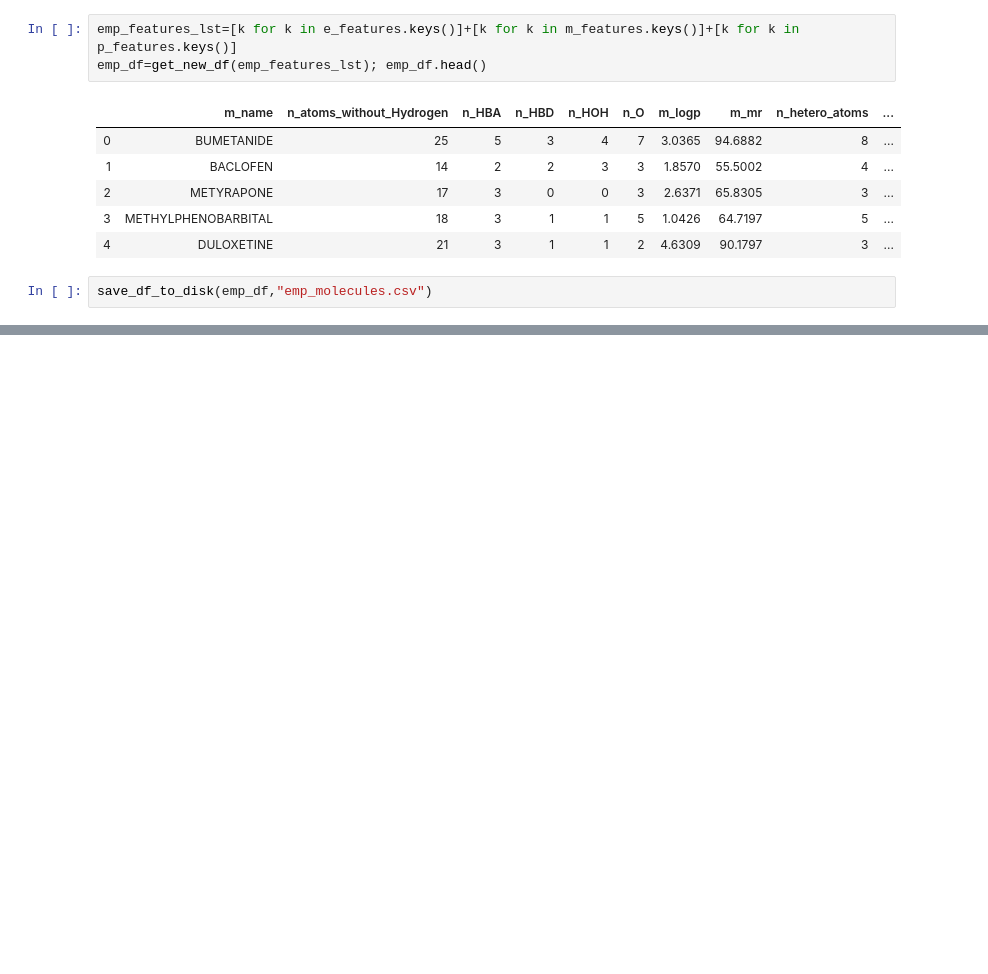
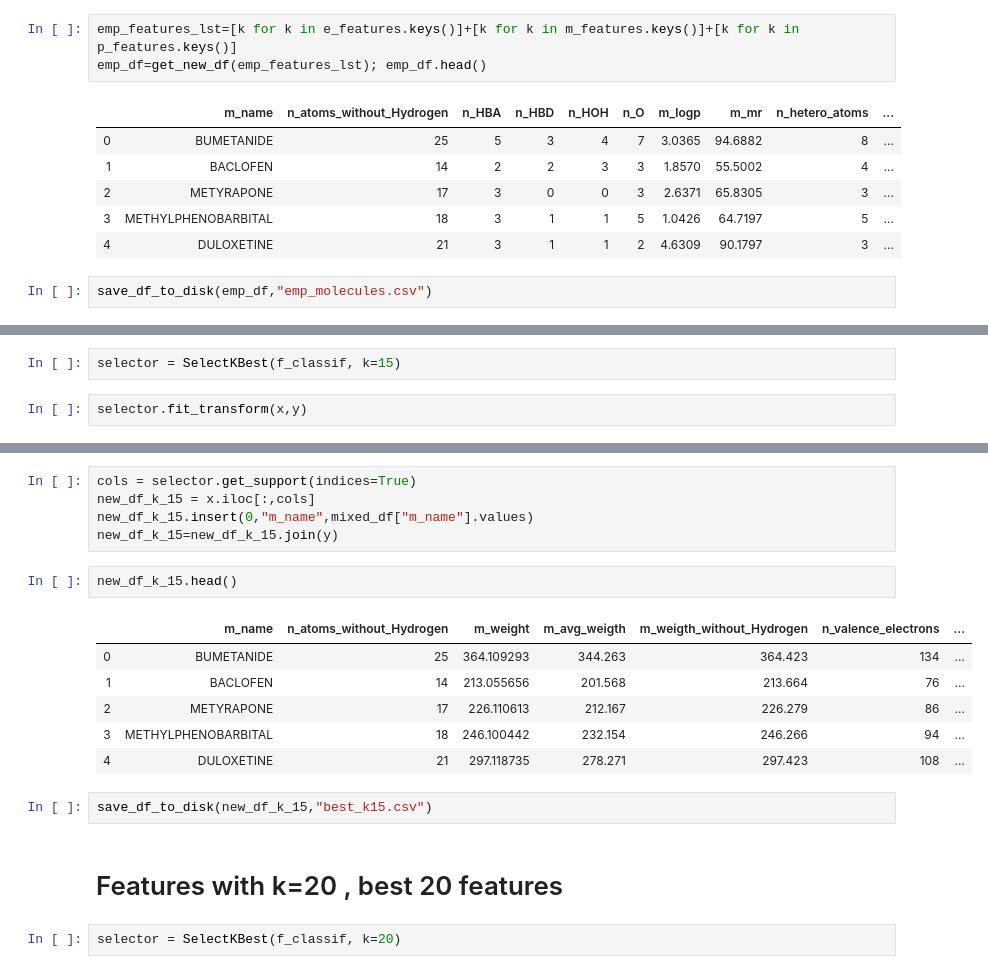
Before and after one commit to PaolaRondon/Biomol_classifier, a Jupyter notebook: f_classif_data_extraction.ipynb, the cells around one changed output, grey strips where cells are left out. Cells and saved outputs as stored; diff of their text form; blank space fills up the shorter version.

```diff
--- a/f_classif_data_extraction.ipynb
+++ b/f_classif_data_extraction.ipynb
@@ -254,0 +296,4 @@ save_df_to_disk(emp_df,"emp_molecules.csv")
+# %%
+selector = SelectKBest(f_classif, k=15)
+# %%
+selector.fit_transform(x,y)
@@ -254,0 +314,20 @@ save_df_to_disk(emp_df,"emp_molecules.csv")
+# %%
+cols = selector.get_support(indices=True)
+new_df_k_15 = x.iloc[:,cols]
+new_df_k_15.insert(0,"m_name",mixed_df["m_name"].values)
+new_df_k_15=new_df_k_15.join(y)
+# %%
+new_df_k_15.head()
+# %% [output]
+|  | m_name | n_atoms_without_Hydrogen | m_weight | m_avg_weigth | m_weigth_without_Hydrogen | n_valence_electrons | ... |
+| 0 | BUMETANIDE | 25 | 364.109293 | 344.263 | 364.423 | 134 | ... |
+| 1 | BACLOFEN | 14 | 213.055656 | 201.568 | 213.664 | 76 | ... |
+| 2 | METYRAPONE | 17 | 226.110613 | 212.167 | 226.279 | 86 | ... |
+| 3 | METHYLPHENOBARBITAL | 18 | 246.100442 | 232.154 | 246.266 | 94 | ... |
+| 4 | DULOXETINE | 21 | 297.118735 | 278.271 | 297.423 | 108 | ... |
+# %%
+save_df_to_disk(new_df_k_15,"best_k15.csv")
+# %% [markdown]
+# Features with k=20 , best 20 features
+# %%
+selector = SelectKBest(f_classif, k=20)
```
Also changed, not shown: parts of 25 cells of this notebook, 6 other files.
